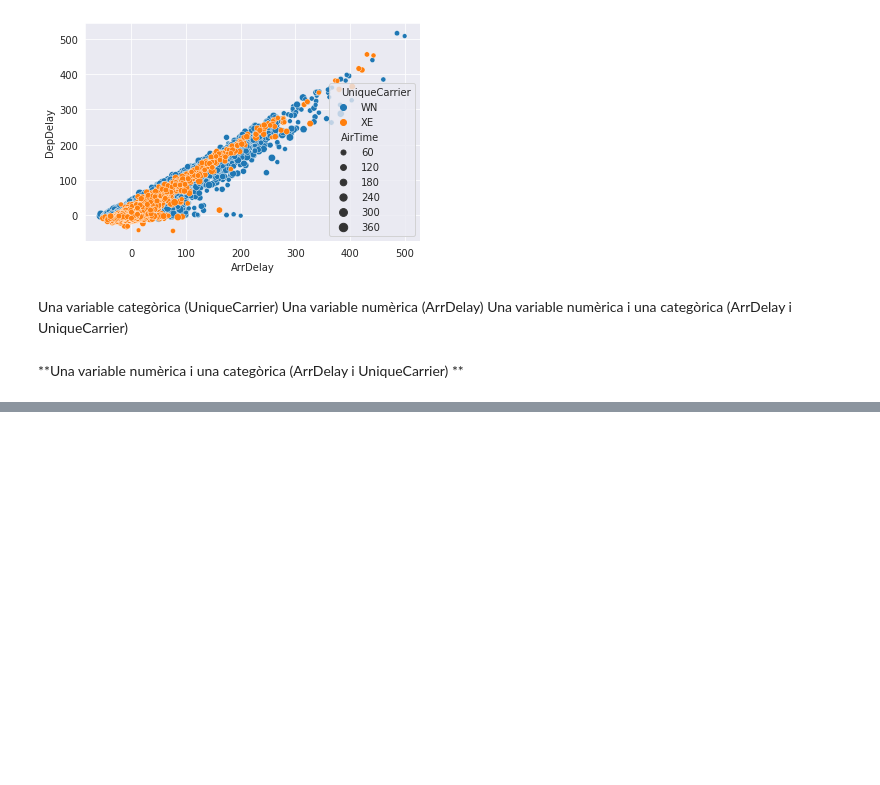
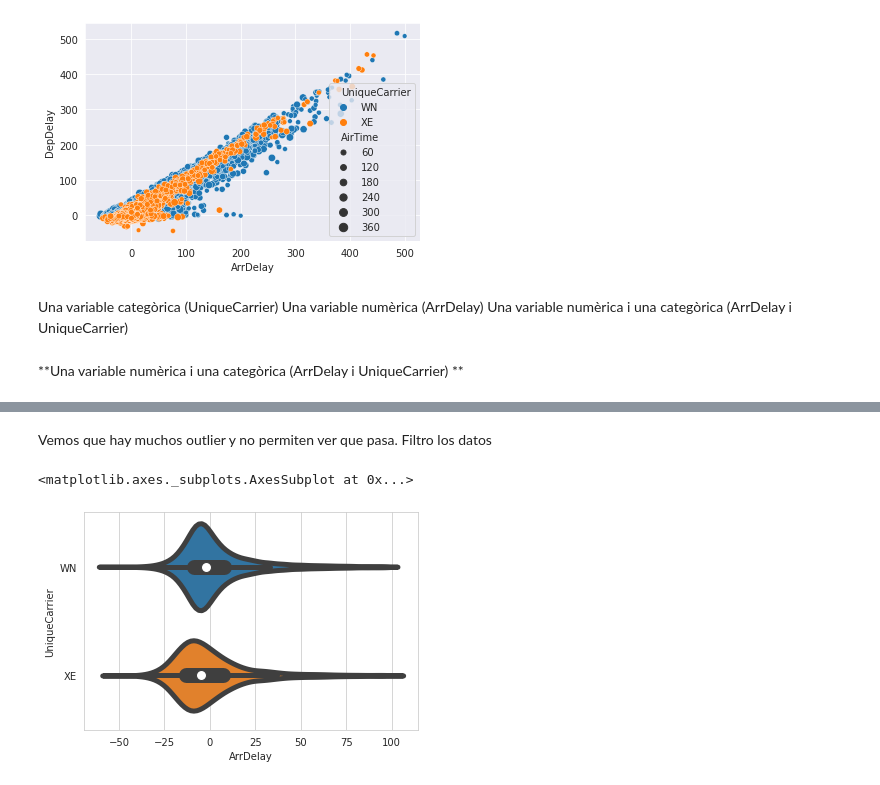
Before and after one commit to JMML2021/0301_visualitzaci-_explorat-ria, a Jupyter notebook: S03_T01_Visualització_gràfica_d'un_dataset.ipynb, the cells around one changed output, grey strips where cells are left out. Cells and saved outputs as stored; diff of their text form; code cells hidden in the pictures; blank space fills up the shorter version.

```diff
--- a/S03_T01_Visualització_gràfica_d'un_dataset.ipynb
+++ b/S03_T01_Visualització_gràfica_d'un_dataset.ipynb
@@ -131,0 +157,8 @@ Una variable categòrica (UniqueCarrier) Una variable numèrica (ArrDelay) Una v
+# %% [markdown]
+Vemos que hay muchos outlier y no permiten ver que pasa. Filtro los datos
+# %%
+sns.set_style('whitegrid')
+sns.violinplot(df3.ArrDelay, df3.UniqueCarrier, linewidth=5)
+# %% [output]
+<matplotlib.axes._subplots.AxesSubplot at 0x...>
+[figure, added]
```
Also changed, not shown: parts of 10 cells of this notebook.
